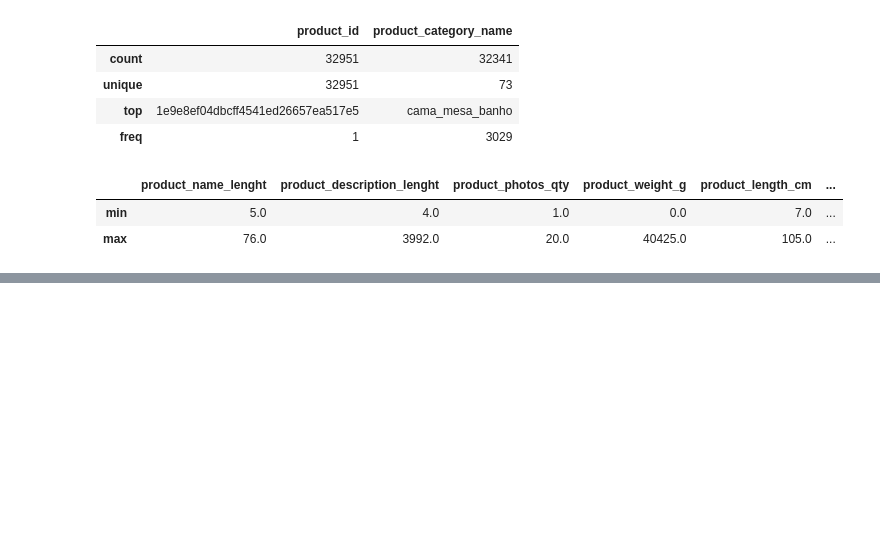
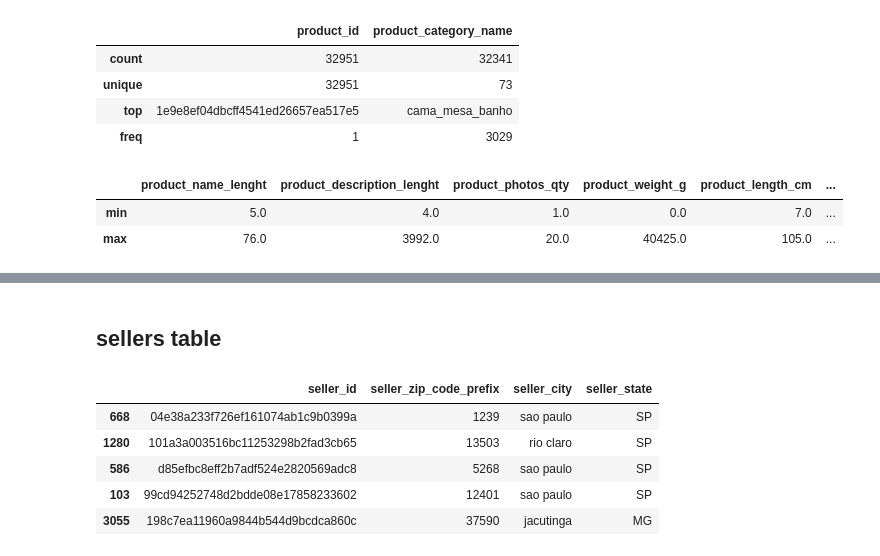
Before and after one commit to AminrezaAman/brazilian-ecommerce-analytics, a Jupyter notebook: notebooks/01_data_understanding.ipynb, the cells around one changed output, grey strips where cells are left out. Saved outputs shown, nothing was run; the diff lists cells and outputs as text; code cells hidden in the pictures; blank space fills up the shorter version.

Commit message:
complete analyzs sellers table in data understanding step

```diff
--- a/notebooks/01_data_understanding.ipynb
+++ b/notebooks/01_data_understanding.ipynb
@@ -295,2 +296,13 @@ df_products[['product_name_lenght','product_description_lenght',
 - Several product attributes contain missing values
 - Physical dimensions are available for shipping analysis
+# %% [markdown]
+## sellers table
+# %%
+df_sellers.sample(5)
+# %% [output]
+|  | seller_id | seller_zip_code_prefix | seller_city | seller_state |
+| 668 | 04e38a233f726ef161074ab1c9b0399a | 1239 | sao paulo | SP |
+| 1280 | 101a3a003516bc11253298b2fad3cb65 | 13503 | rio claro | SP |
+| 586 | d85efbc8eff2b7adf524e2820569adc8 | 5268 | sao paulo | SP |
+| 103 | 99cd94252748d2bdde08e17858233602 | 12401 | sao paulo | SP |
+| 3055 | 198c7ea11960a9844b544d9bcdca860c | 37590 | jacutinga | MG |
```
Also changed, not shown: parts of 10 cells of this notebook.
